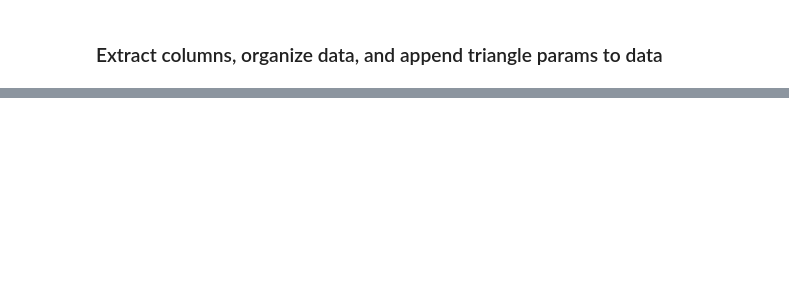
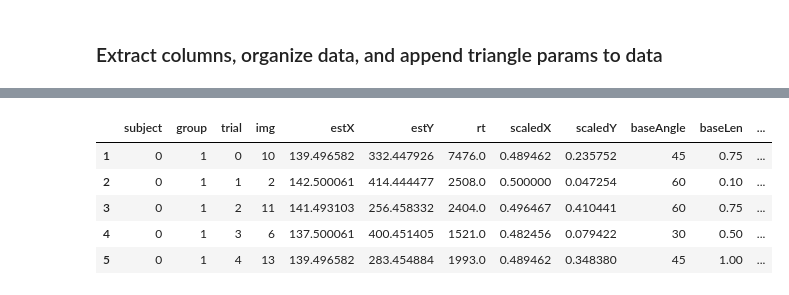
Before and after one commit to psych251/hart2018, a Jupyter notebook: code/preprocess.ipynb, the cells around one changed output, grey strips where cells are left out. Cells and saved outputs as stored; diff of their text form; code cells hidden in the pictures; blank space fills up the shorter version.

```diff
--- a/code/preprocess.ipynb
+++ b/code/preprocess.ipynb
@@ -143,0 +149,9 @@ fig.savefig('plot/sanity_check.pdf')
+# %%
+data.head()
+# %% [output]
+|  | subject | group | trial | img | estX | estY | rt | scaledX | scaledY | baseAngle | baseLen | ... |
+| 1 | 0 | 1 | 0 | 10 | 139.496582 | 332.447926 | 7476.0 | 0.489462 | 0.235752 | 45 | 0.75 | ... |
+| 2 | 0 | 1 | 1 | 2 | 142.500061 | 414.444477 | 2508.0 | 0.500000 | 0.047254 | 60 | 0.10 | ... |
+| 3 | 0 | 1 | 2 | 11 | 141.493103 | 256.458332 | 2404.0 | 0.496467 | 0.410441 | 60 | 0.75 | ... |
+| 4 | 0 | 1 | 3 | 6 | 137.500061 | 400.451405 | 1521.0 | 0.482456 | 0.079422 | 30 | 0.50 | ... |
+| 5 | 0 | 1 | 4 | 13 | 139.496582 | 283.454884 | 1993.0 | 0.489462 | 0.348380 | 45 | 1.00 | ... |
```
Also changed, not shown: parts of 12 cells of this notebook, 1 other file.
